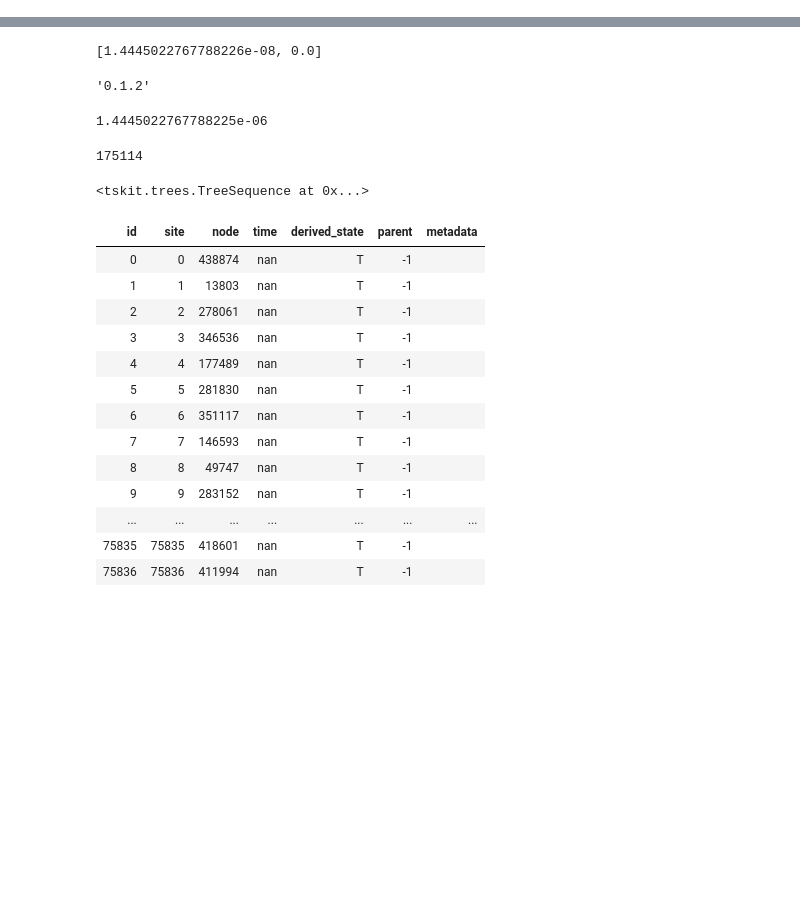
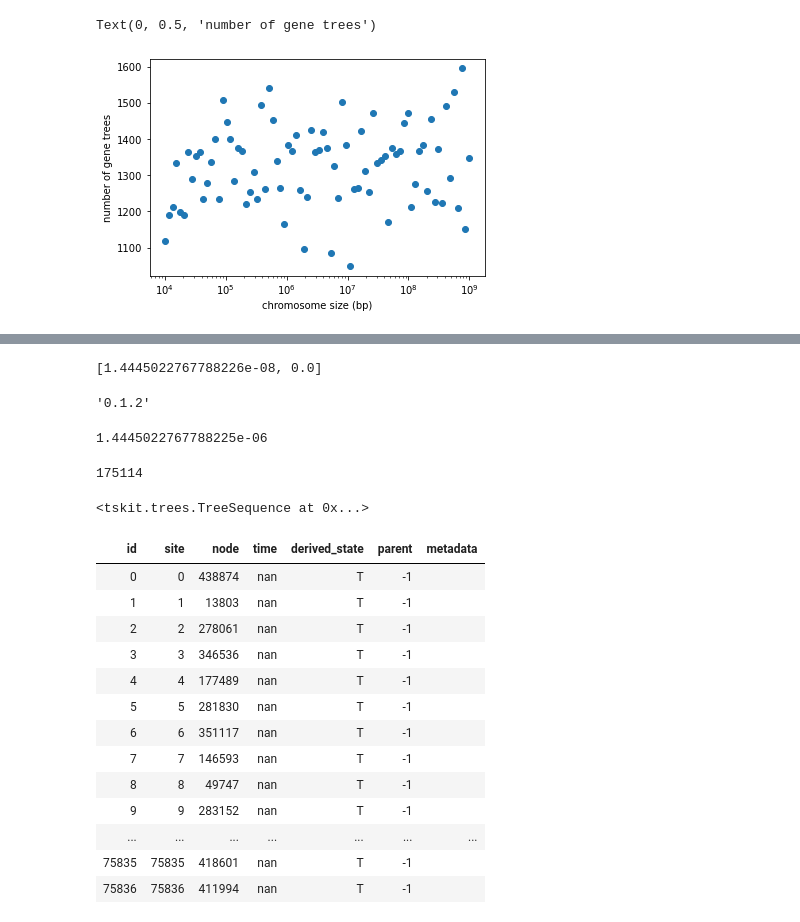
Before and after one commit to rwaples/lai-sim, a Jupyter notebook: workflow/notebooks/Untitled.ipynb, the cells around one changed output, grey strips where cells are left out. Saved outputs shown, nothing was run; the diff lists cells and outputs as text; code cells hidden in the pictures; blank space fills up the shorter version.

```diff
--- a/workflow/notebooks/Untitled.ipynb
+++ b/workflow/notebooks/Untitled.ipynb
@@ -7,0 +64,8 @@ from numpy.random import default_rng
+# %%
+plt.scatter(np.array(res)[:,0], np.array(res)[:,2])
+plt.semilogx()
+plt.xlabel('chromosome size (bp)')
+plt.ylabel('number of gene trees')
+# %% [output]
+Text(0, 0.5, 'number of gene trees')
+[figure, added]
```
Also changed, not shown: parts of 9 cells of this notebook, 4 other files.
